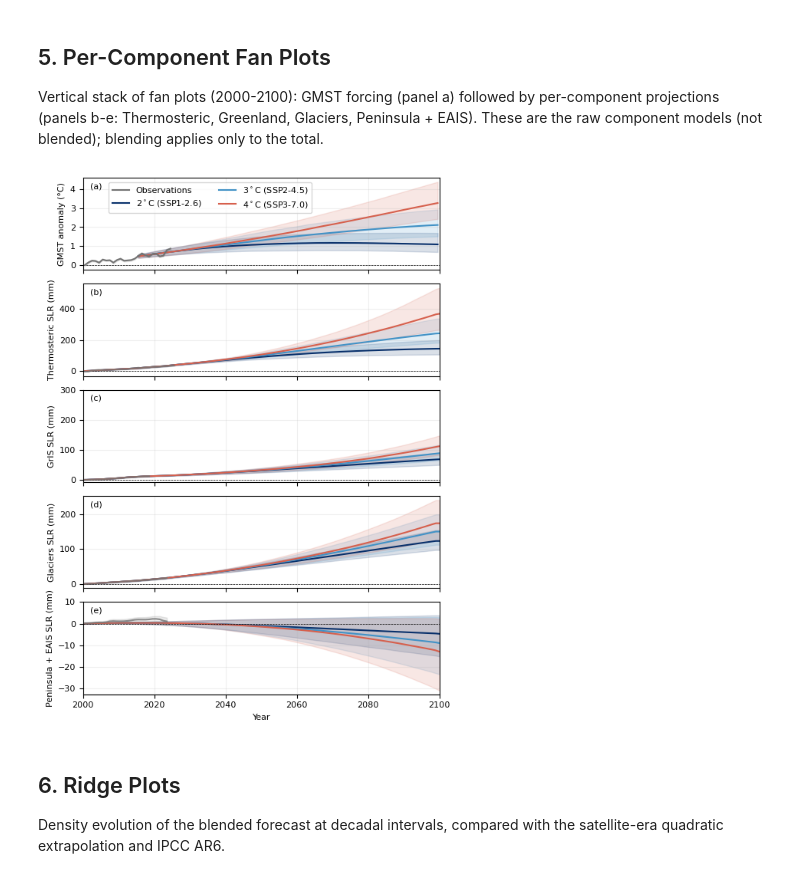
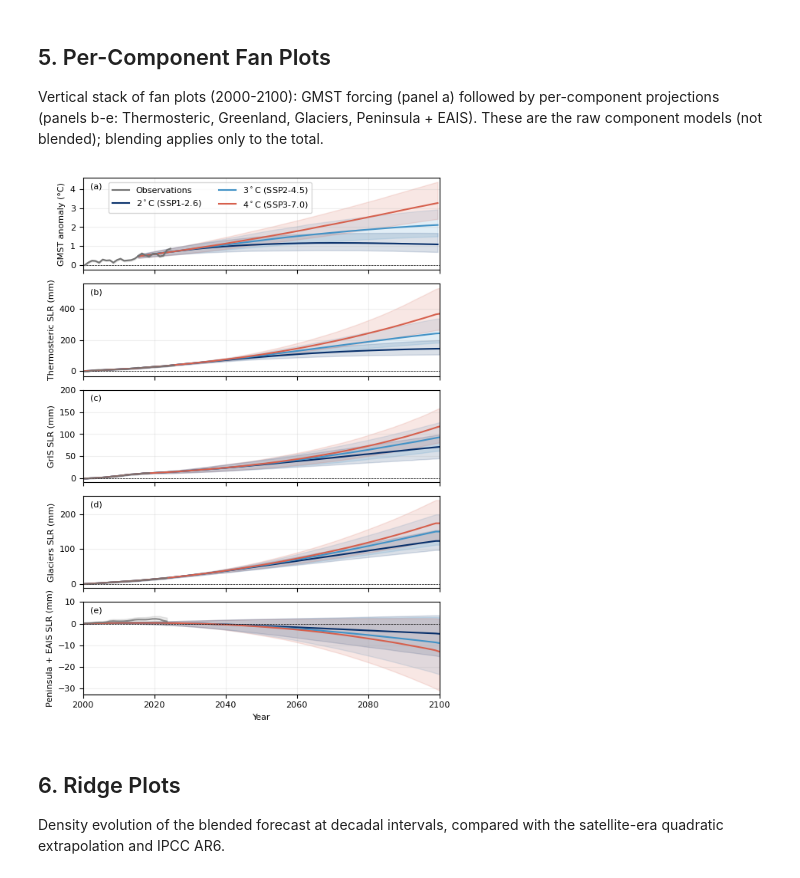
Before and after one commit to bminchew/GMSLR_forecast_v1, a Jupyter notebook: slr_forecast/notebooks/component_forecast.ipynb, the cells around one changed output. Saved outputs shown, nothing was run; the diff lists cells and outputs as text; code cells hidden in the pictures.

```diff
--- a/slr_forecast/notebooks/component_forecast.ipynb
+++ b/slr_forecast/notebooks/component_forecast.ipynb
@@ -1116,35 +1116,35 @@ for i, cname in enumerate(comp_order, start=1):
 
     # Our projections (per SSP), 90% CI shaded
     for ssp in SSPS_SHOW:
         if cname not in comp_projections[ssp]:
             continue
         p = comp_projections[ssp][cname]
         color = LOCAL_SSP_COLORS.get(ssp, 'gray')
         ax.plot(yr_plot, p['median'][proj_mask] * M_TO_MM,
                 color=color, lw=1.5, label=SSP_LEGEND_LABELS.get(ssp, ssp))
         ax.fill_between(yr_plot,
                         p['p5'][proj_mask] * M_TO_MM,
                         p['p95'][proj_mask] * M_TO_MM,
                         color=color, alpha=0.15)
 
     ax.set_ylabel(f'{YLABEL_NAME[cname]} SLR (mm)', fontsize=LABEL_FS)
     ax.axhline(0, color='k', lw=0.5, ls='--')
     ax.grid(True, alpha=0.2)
     ax.text(0.02, 0.95, f'({panel_labels[i]})', transform=ax.transAxes,
             fontsize=LABEL_FS, va='top', ha='left')
     if panel_labels[i] == 'c':
-        ax.set_ylim(top=300)
+        ax.set_ylim(top=200)
     elif panel_labels[i] == 'e':
         ax.set_ylim(top=10)
 
 axes[0].set_xlim(FIG5_YEAR_START, FIG5_YEAR_END)
 axes[-1].set_xlabel('Year', fontsize=LABEL_FS)
 
 plt.savefig(f'{FIG_DIR}/component_forecast_per_component.png',
             dpi=150, bbox_inches='tight')
 plt.show()
 # %% [output]
-[figure, old version]
+[figure, new version]
 # %% [markdown]
 ## 6. Ridge Plots
 
```
Also changed, not shown: parts of 5 cells of this notebook, 49 other files.
